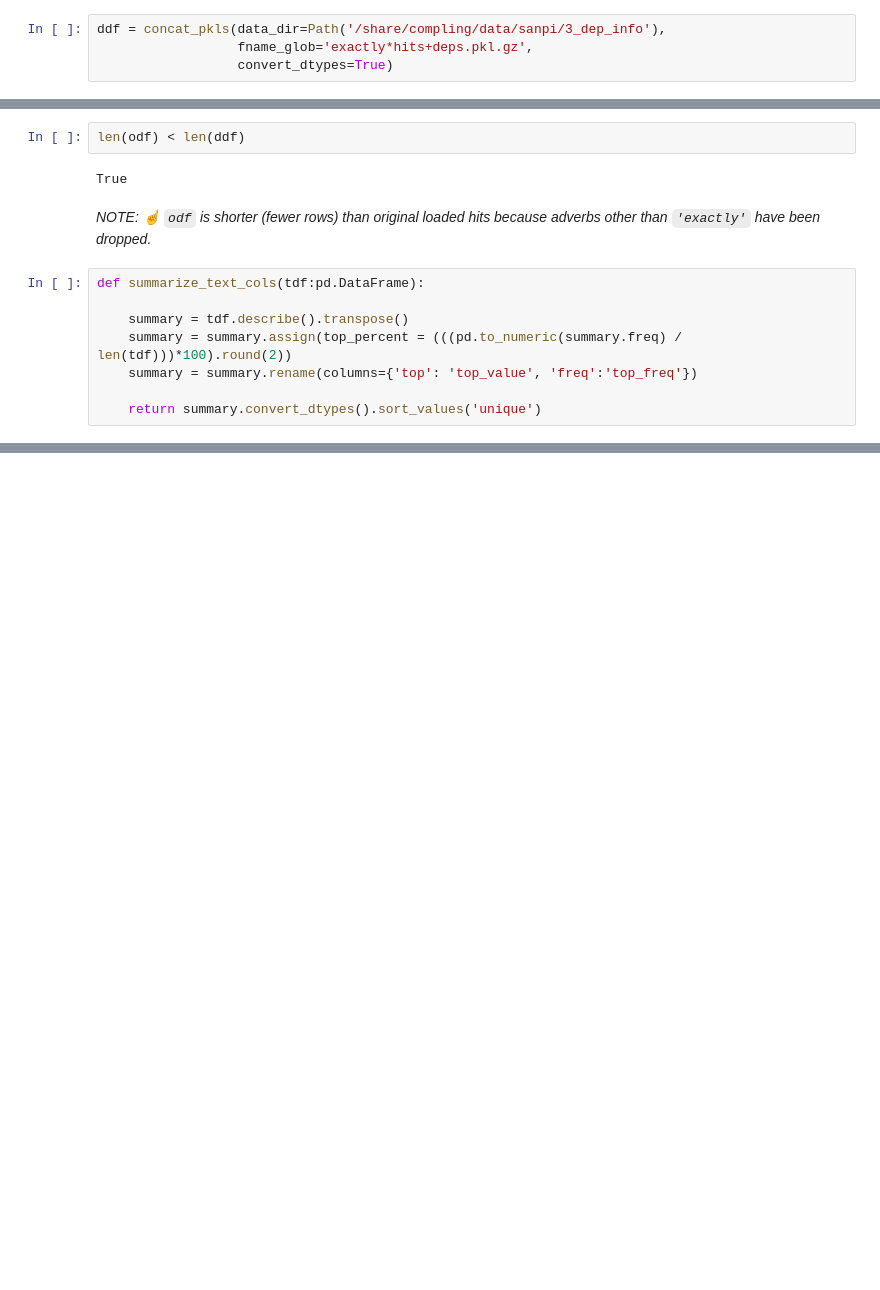
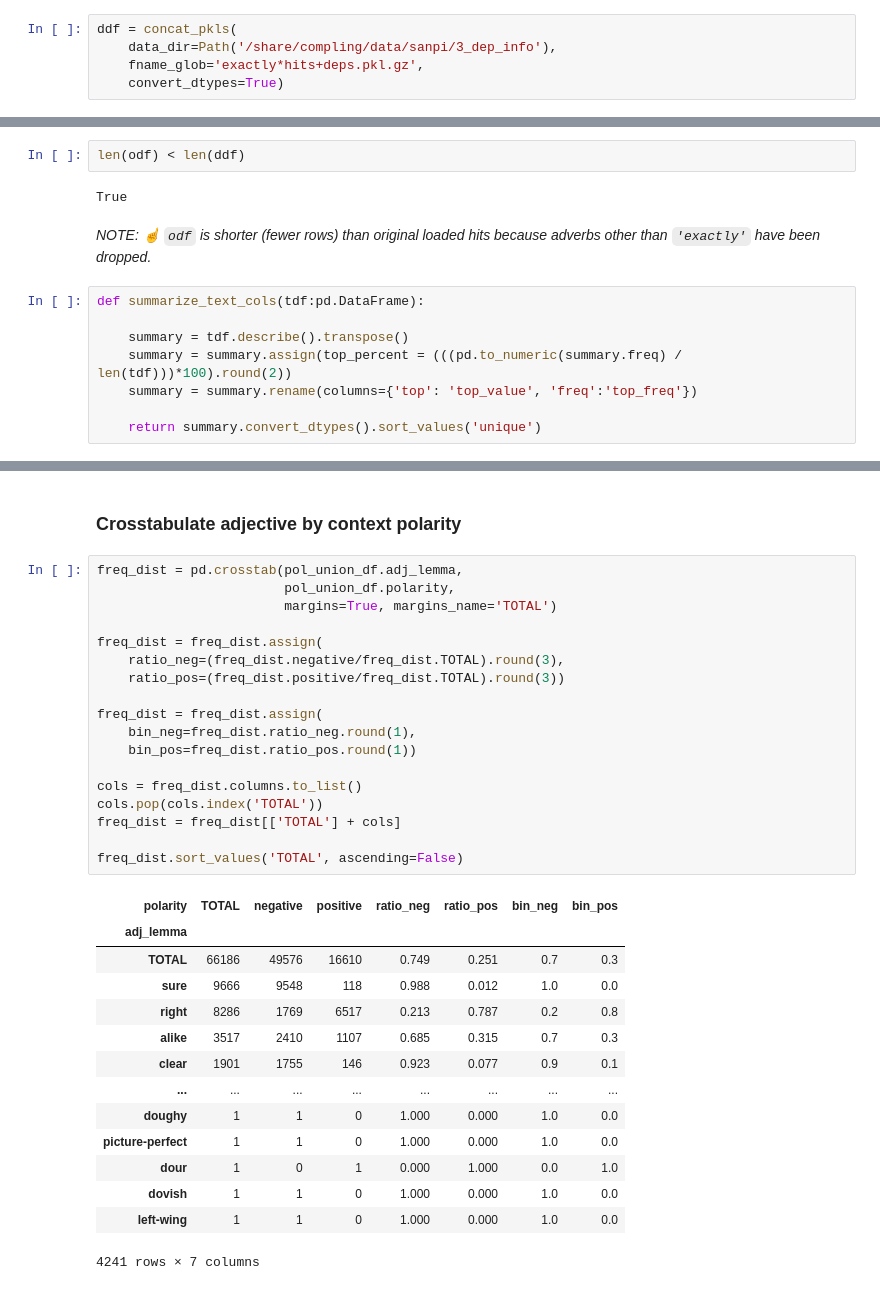
Before and after one commit to AndreaTheLinguist/sanpi, a Jupyter notebook: notebooks/inspect-exactly-hits.ipynb, the cells around one changed output, grey strips where cells are left out. Saved outputs shown, nothing was run; the diff lists cells and outputs as text; blank space fills up the shorter version.

```diff
--- a/notebooks/inspect-exactly-hits.ipynb
+++ b/notebooks/inspect-exactly-hits.ipynb
@@ -171,7 +173,8 @@ def _optimize_df(df:pd.DataFrame) -> pd.DataFrame:
 # %%
-ddf = concat_pkls(data_dir=Path('/share/compling/data/sanpi/3_dep_info'),
-                  fname_glob='exactly*hits+deps.pkl.gz',
-                  convert_dtypes=True)
+ddf = concat_pkls(
+    data_dir=Path('/share/compling/data/sanpi/3_dep_info'),
+    fname_glob='exactly*hits+deps.pkl.gz',
+    convert_dtypes=True)
 # %% [output]
 ### 12 paths matching exactly*hits+deps.pkl.gz found in /share/compling/data/sanpi/3_dep_info
 - ../raised/exactly_apw_neg-raised_hits+deps.pkl.gz
@@ -506,0 +480,35 @@ tdf.loc[tdf.neg_lemma == 'no', ['category', 'hit_text', 'text_window']]
+# %% [markdown]
+### Crosstabulate adjective by context polarity
+# %%
+freq_dist = pd.crosstab(pol_union_df.adj_lemma,
+                        pol_union_df.polarity,
+                        margins=True, margins_name='TOTAL')
+
+freq_dist = freq_dist.assign(
+    ratio_neg=(freq_dist.negative/freq_dist.TOTAL).round(3),
+    ratio_pos=(freq_dist.positive/freq_dist.TOTAL).round(3))
+
+freq_dist = freq_dist.assign(
+    bin_neg=freq_dist.ratio_neg.round(1),
+    bin_pos=freq_dist.ratio_pos.round(1))
+
+cols = freq_dist.columns.to_list()
+cols.pop(cols.index('TOTAL'))
+freq_dist = freq_dist[['TOTAL'] + cols]
+
+freq_dist.sort_values('TOTAL', ascending=False)
+# %% [output]
+| polarity | TOTAL | negative | positive | ratio_neg | ratio_pos | bin_neg | bin_pos |
+| adj_lemma |  |  |  |  |  |  |  |
+| TOTAL | 66186 | 49576 | 16610 | 0.749 | 0.251 | 0.7 | 0.3 |
+| sure | 9666 | 9548 | 118 | 0.988 | 0.012 | 1.0 | 0.0 |
+| right | 8286 | 1769 | 6517 | 0.213 | 0.787 | 0.2 | 0.8 |
+| alike | 3517 | 2410 | 1107 | 0.685 | 0.315 | 0.7 | 0.3 |
+| clear | 1901 | 1755 | 146 | 0.923 | 0.077 | 0.9 | 0.1 |
+| ... | ... | ... | ... | ... | ... | ... | ... |
+| doughy | 1 | 1 | 0 | 1.000 | 0.000 | 1.0 | 0.0 |
+| picture-perfect | 1 | 1 | 0 | 1.000 | 0.000 | 1.0 | 0.0 |
+| dour | 1 | 0 | 1 | 0.000 | 1.000 | 0.0 | 1.0 |
+| dovish | 1 | 1 | 0 | 1.000 | 0.000 | 1.0 | 0.0 |
+| left-wing | 1 | 1 | 0 | 1.000 | 0.000 | 1.0 | 0.0 |
+4241 rows × 7 columns
```
Also changed, not shown: parts of 48 cells of this notebook, 5 other files.
